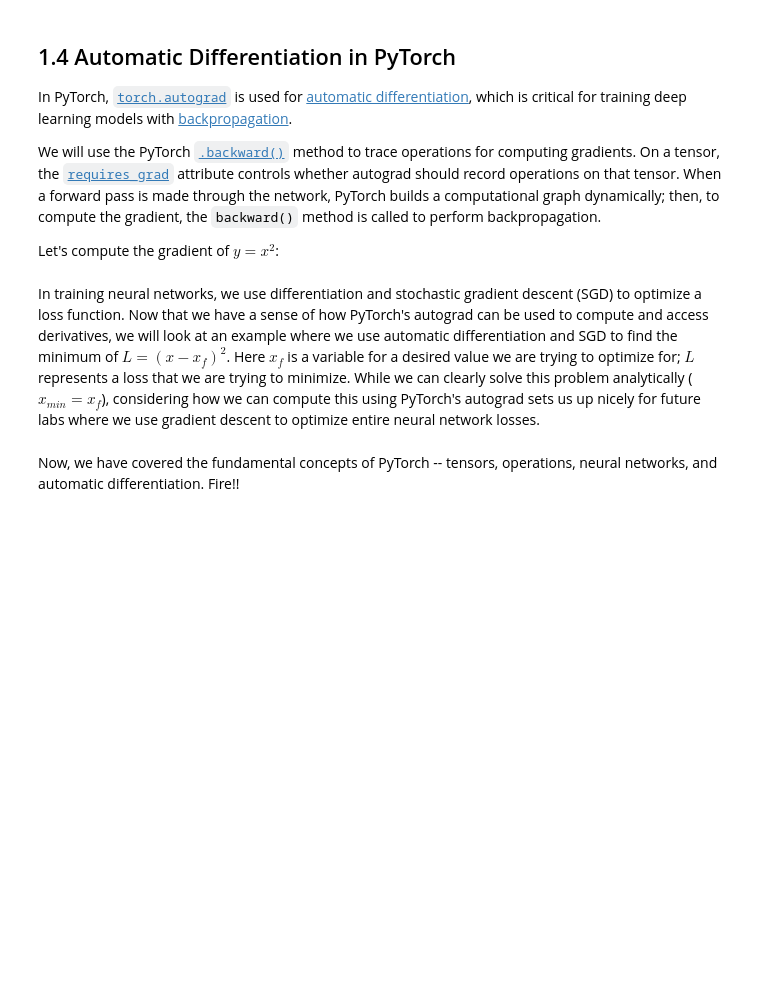
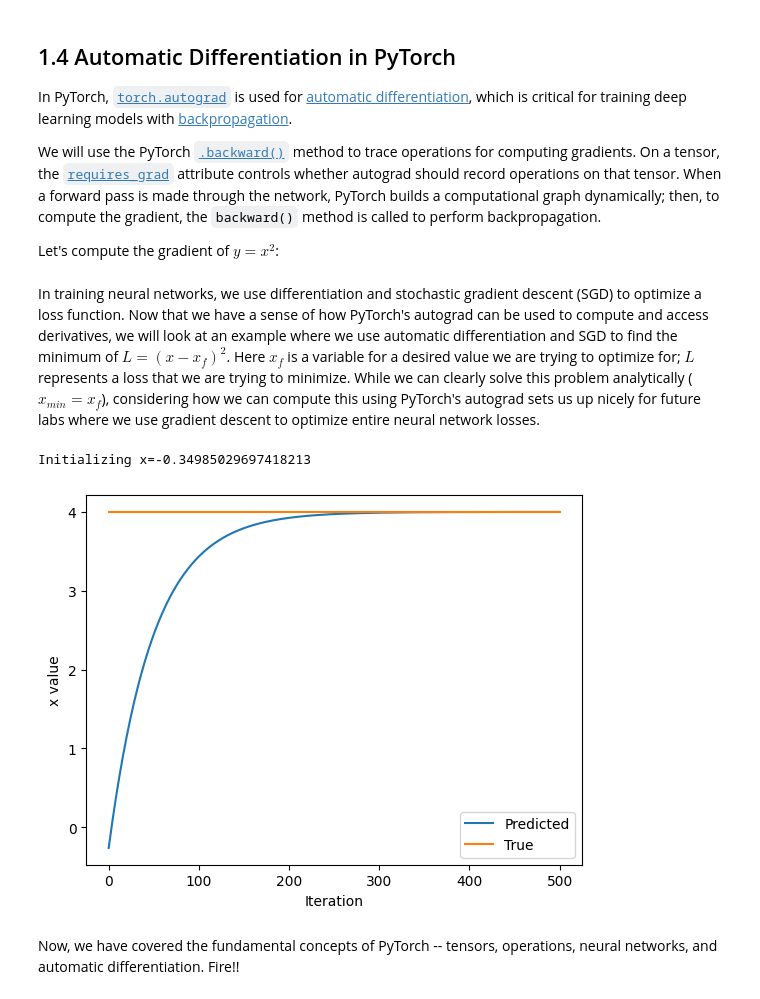
Before and after one commit to vaerosat/MakeMore_NN, a Jupyter notebook: lab1/PT_Part1_Intro.ipynb, the cells around one changed output. Cells and saved outputs as stored; diff of their text form; code cells hidden in the pictures; blank space fills up the shorter version.

```diff
--- a/lab1/PT_Part1_Intro.ipynb
+++ b/lab1/PT_Part1_Intro.ipynb
@@ -333,33 +333,36 @@ In training neural networks, we use differentiation and stochastic gradient desc
 x = torch.randn(1)
 print(f"Initializing x={x.item()}")
 
 learning_rate = 1e-2  # Learning rate
 history = []
 x_f = 4  # Target value
 
 
 # We will run gradient descent for a number of iterations. At each iteration, we compute the loss,
 #   compute the derivative of the loss with respect to x, and perform the update.
 for i in range(500):
     x = torch.tensor([x], requires_grad=True)
 
     # TODO: Compute the loss as the square of the difference between x and x_f
-    loss = # TODO
+    loss = (x-x_f)**2
 
     # Backpropagate through the loss to compute gradients
     loss.backward()
 
     # Update x with gradient descent
     x = x.item() - learning_rate * x.grad
 
     history.append(x.item())
 
 # Plot the evolution of x as we optimize toward x_f!
 plt.plot(history)
 plt.plot([0, 500], [x_f, x_f])
 plt.legend(('Predicted', 'True'))
 plt.xlabel('Iteration')
 plt.ylabel('x value')
 plt.show()
+# %% [output]
+Initializing x=-0.34985029697418213
+[figure, added]
 # %% [markdown]
 Now, we have covered the fundamental concepts of PyTorch -- tensors, operations, neural networks, and automatic differentiation. Fire!!
```
